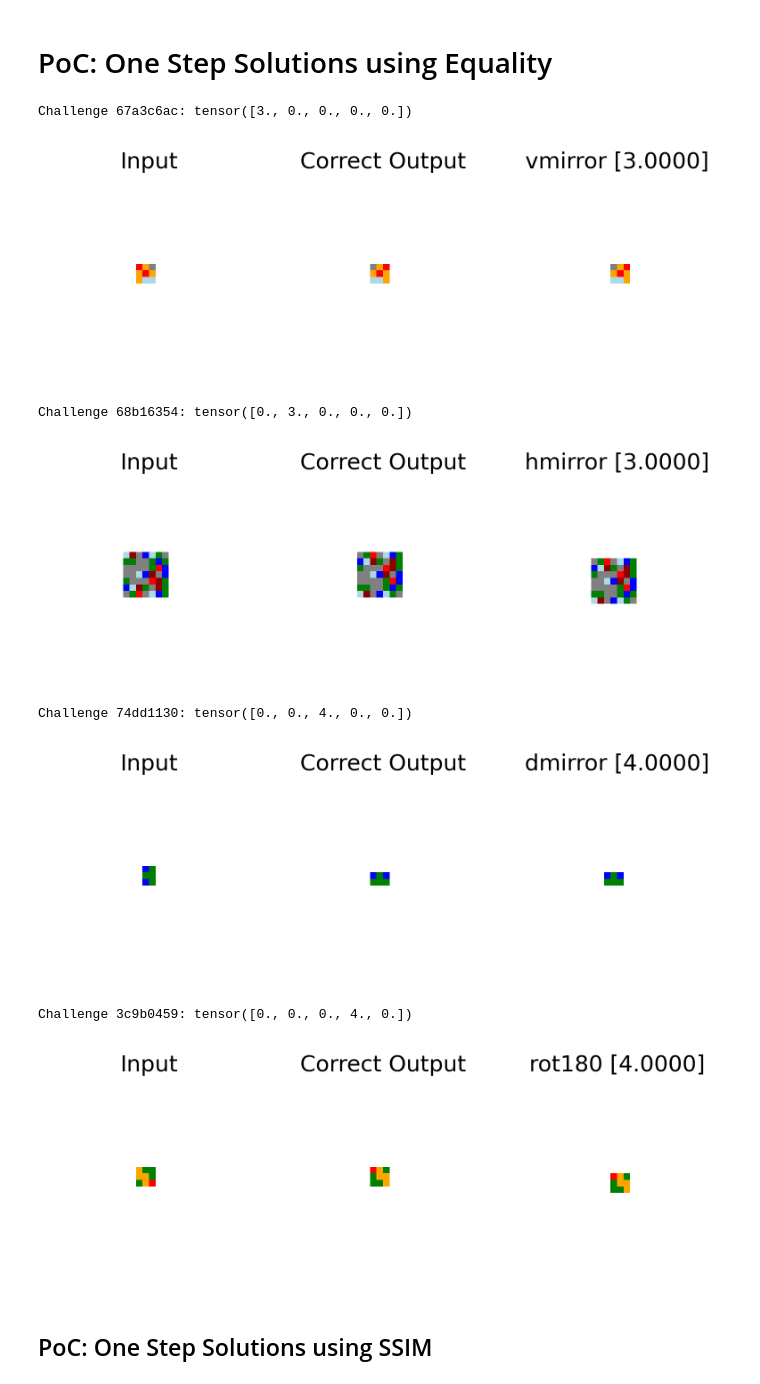
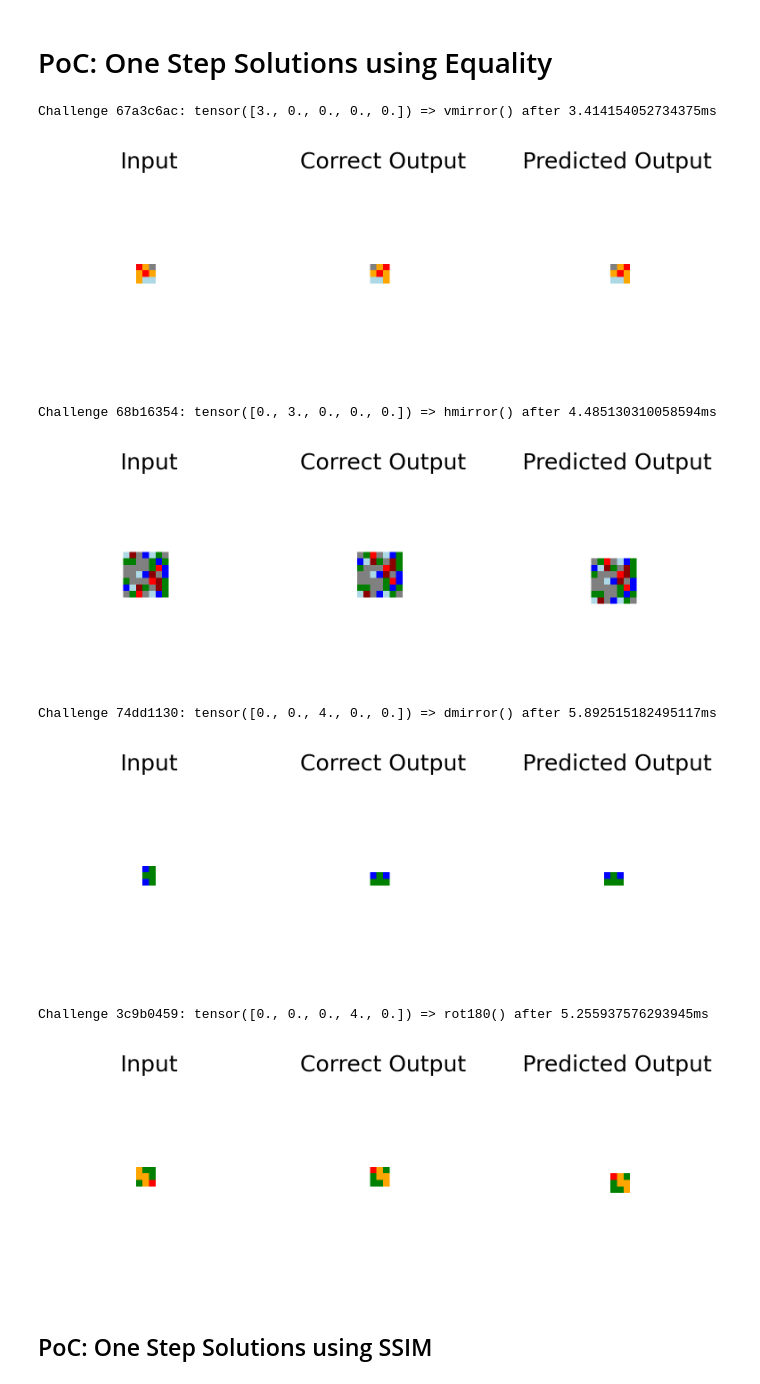
Before and after one commit to marbetschar/arc-prize-2024, a Jupyter notebook: Explore-DSL.ipynb, the cells around one changed output. Cells and saved outputs as stored; diff of their text form; code cells hidden in the pictures.

```diff
--- a/Explore-DSL.ipynb
+++ b/Explore-DSL.ipynb
@@ -44,45 +44,48 @@ dsl
 # PoC: One Step Solutions using Equality
 # %%
 import torch
+import time
 
 for challenge_id in ['67a3c6ac', '68b16354', '74dd1130', '3c9b0459']:
     X_samples, y_samples = dataset.get_samples(challenge_id)
 
+    start_time = time.time()
     dsl_f_ssim = torch.zeros(len(dsl), dtype=torch.float)
     for i, X_sample in enumerate(X_samples):
         for k, dsl_f in enumerate(dsl):
             y_sample_pred = dsl_apply(dsl_f, X_sample).unsqueeze(0)
             y_sample = y_samples[i].unsqueeze(0)
 
             y_sample_pred_unpadded = dataset.unpad(y_sample_pred.squeeze(0).squeeze(0))
             y_sample_unpadded = dataset.unpad(y_sample.squeeze(0).squeeze(0))
 
             # Calculate similarity between correct solution and after dsl_f has been applied:
             ssim_value = 1.0 if torch.equal(y_sample_unpadded, y_sample_pred_unpadded) else 0.0
             dsl_f_ssim[k] += ssim_value
 
     # Best match is the dsl_f with the highest ssim score:
     dsl_f_index = dsl_f_ssim.argmax()
+    end_time = time.time()
 
     challenge_index = dataset.test_challenge_ids.index(challenge_id)
     X, y, _ = dataset.test_challenges[challenge_index]
+    y_pred = dsl_apply(dsl[dsl_f_index], X)
 
-    print(f"Challenge {challenge_id}: {dsl_f_ssim}")
+    print(f"Challenge {challenge_id}: {dsl_f_ssim} => {dsl_names[dsl_f_index]}() after {(end_time - start_time) * 1000}ms")
     plot.input_and_output(
         X,
         y,
-        y_pred=dsl_apply(dsl[dsl_f_index], X),
-        y_pred_title=f"{dsl_names[dsl_f_index]} [{dsl_f_ssim[dsl_f_index]:.4f}]"
+        y_pred=y_pred
     )
 # %% [output]
-Challenge 67a3c6ac: tensor([3., 0., 0., 0., 0.])
+Challenge 67a3c6ac: tensor([3., 0., 0., 0., 0.]) => vmirror() after 3.414154052734375ms
-[figure, old version]
+[figure, new version]
-Challenge 68b16354: tensor([0., 3., 0., 0., 0.])
+Challenge 68b16354: tensor([0., 3., 0., 0., 0.]) => hmirror() after 4.485130310058594ms
-[figure, old version]
+[figure, new version]
-Challenge 74dd1130: tensor([0., 0., 4., 0., 0.])
+Challenge 74dd1130: tensor([0., 0., 4., 0., 0.]) => dmirror() after 5.892515182495117ms
-[figure, old version]
+[figure, new version]
-Challenge 3c9b0459: tensor([0., 0., 0., 4., 0.])
+Challenge 3c9b0459: tensor([0., 0., 0., 4., 0.]) => rot180() after 5.255937576293945ms
-[figure, old version]
+[figure, new version]
 # %% [markdown]
 ## PoC: One Step Solutions using SSIM
 # %%
```
Also changed, not shown: parts of 2 cells of this notebook.
